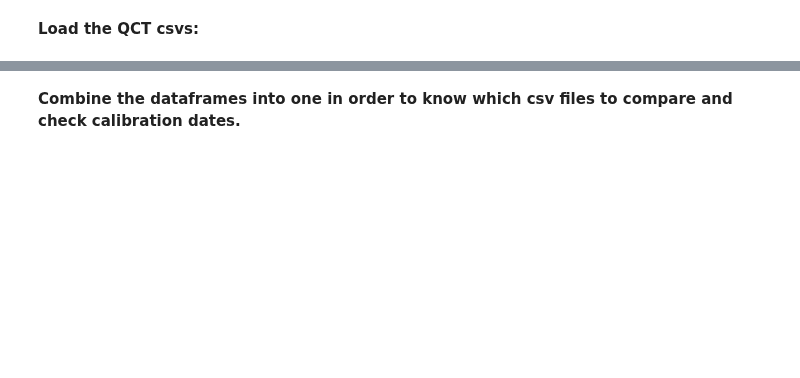
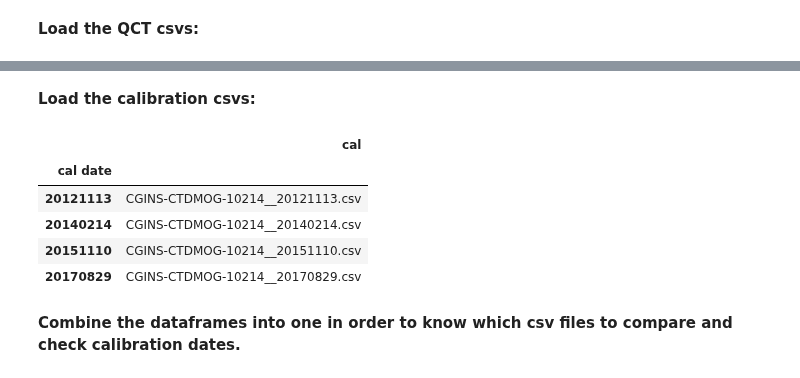
Before and after one commit to cooleyky/QAQC_Sandbox, a Jupyter notebook: Metadata_Review/CTDMO Metadata Review.ipynb, the cells around one changed output, grey strips where cells are left out. Saved outputs shown, nothing was run; the diff lists cells and outputs as text; code cells hidden in the pictures; blank space fills up the shorter version.

```diff
--- a/Metadata_Review/CTDMO Metadata Review.ipynb
+++ b/Metadata_Review/CTDMO Metadata Review.ipynb
@@ -570,3 +502,17 @@ qct_files
+# %% [markdown]
+**Load the calibration csvs:**
+# %%
+cal_files = pd.DataFrame(sorted(os.listdir('temp/cal')),columns=['cal'])
+cal_files['cal date'] = cal_files['cal'].apply(lambda x: get_file_date(x))
+cal_files.set_index('cal date',inplace=True)
+cal_files
+# %% [output]
+|  | cal |
+| cal date |  |
+| 20121113 | CGINS-CTDMOG-10214__20121113.csv |
+| 20140214 | CGINS-CTDMOG-10214__20140214.csv |
+| 20151110 | CGINS-CTDMOG-10214__20151110.csv |
+| 20170829 | CGINS-CTDMOG-10214__20170829.csv |
 # %% [markdown]
 **Combine the dataframes into one in order to know which csv files to compare and check calibration dates.**
 # %%
```
Also changed, not shown: parts of 78 cells of this notebook.
